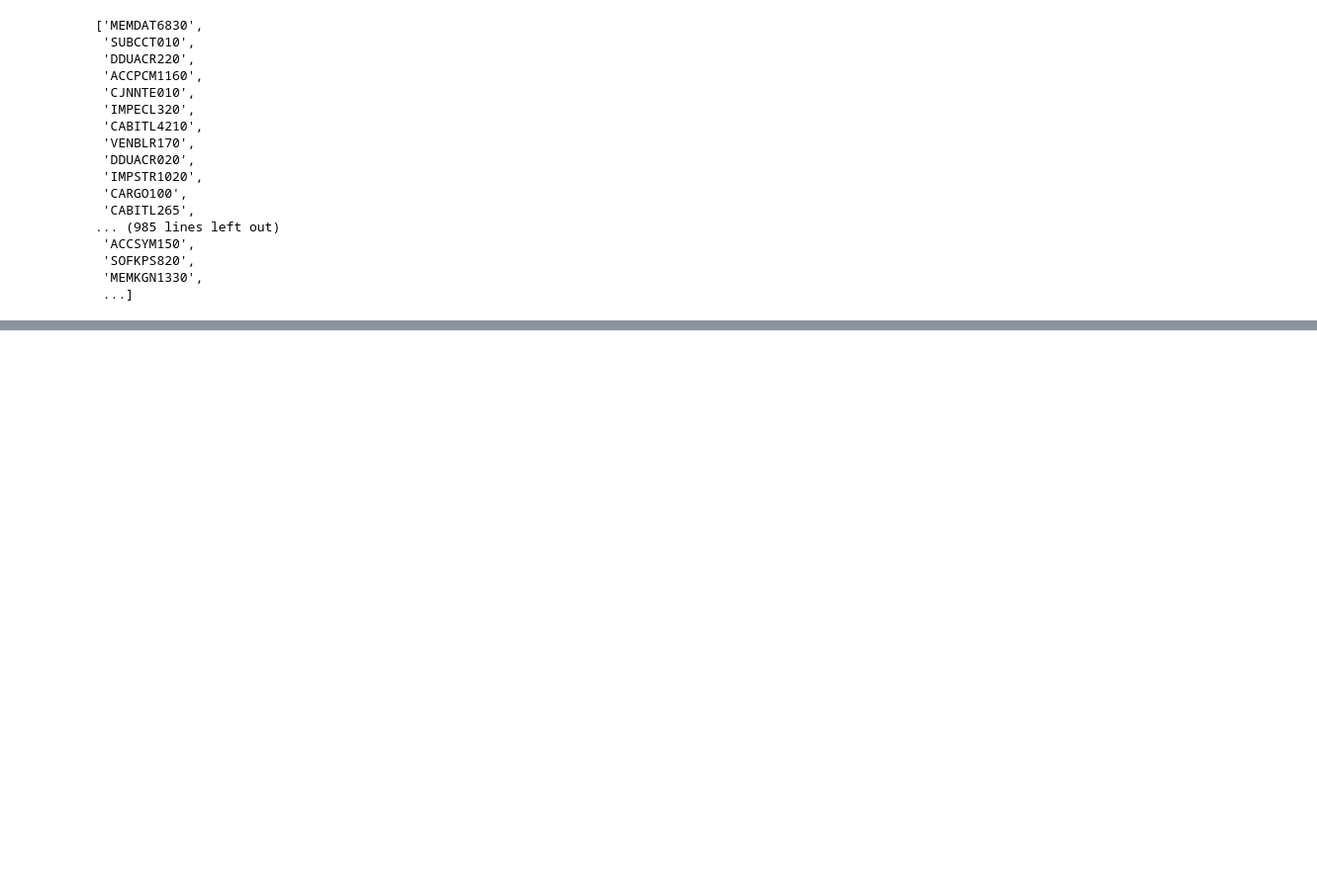
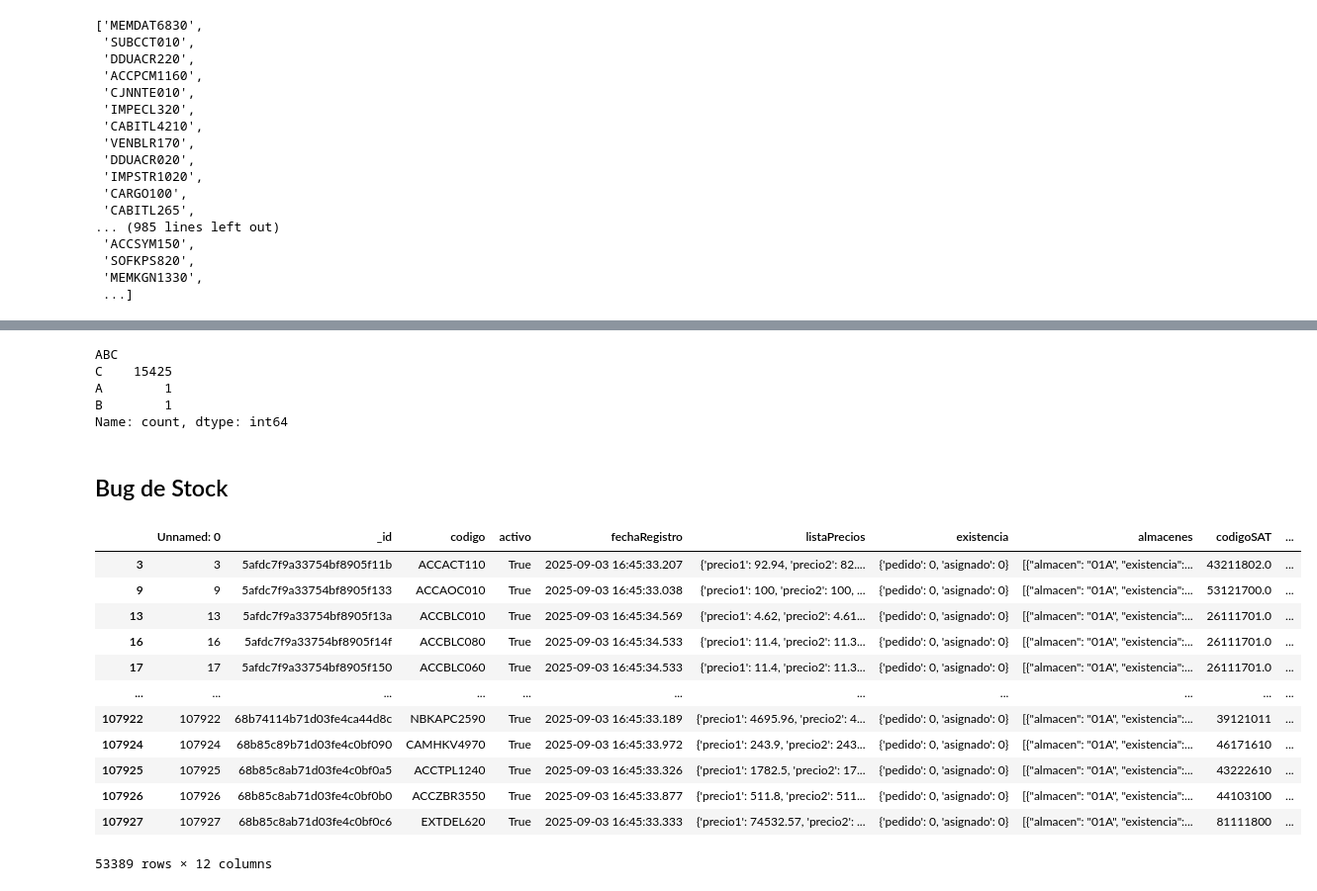
Before and after one commit to fdcir3tt/ct_dashboard, a Jupyter notebook: mock_up.ipynb, the cells around one changed output, grey strips where cells are left out. Shown at 99% size. Saved outputs shown, nothing was run; the diff lists cells and outputs as text; code cells hidden in the pictures; blank space fills up the shorter version.

Commit message:
Arreglo de bug y nuevas gráficas para dashboard: abc y stock cover v velocidad de ventas

```diff
--- a/mock_up.ipynb
+++ b/mock_up.ipynb
@@ -803,0 +1107,8 @@ list(df["productId"].unique())
+# %%
+df_summary["ABC"].value_counts()
+# %% [output]
+ABC
+C    15425
+A        1
+B        1
+Name: count, dtype: int64
@@ -803,0 +1139,2 @@ list(df["productId"].unique())
+# %% [markdown]
+## Bug de Stock
@@ -803,0 +1146,31 @@ list(df["productId"].unique())
+# %%
+import json
+
+def get_existence(existences:str)->int:
+    global_existence = 0
+    existence_data = json.loads(existences)
+    for branch in existence_data:
+       global_existence += branch["existencia"]
+    return global_existence
+
+existence= pd.read_csv("data/existencia.csv")
+existence["almacenes"] = existence["almacenes"].str.replace("'", '"')
+# %%
+existence["stock"] =  existence["almacenes"].apply(lambda x: get_existence(x) )
+# %%
+is_active = existence["activo"]
+existence[is_active]
+# %% [output]
+|  | Unnamed: 0 | _id | codigo | activo | fechaRegistro | listaPrecios | existencia | almacenes | codigoSAT | ... |
+| 3 | 3 | 5afdc7f9a33754bf8905f11b | ACCACT110 | True | 2025-09-03 16:45:33.207 | {'precio1': 92.94, 'precio2': 82.... | {'pedido': 0, 'asignado': 0} | [{"almacen": "01A", "existencia":... | 43211802.0 | ... |
+| 9 | 9 | 5afdc7f9a33754bf8905f133 | ACCAOC010 | True | 2025-09-03 16:45:33.038 | {'precio1': 100, 'precio2': 100, ... | {'pedido': 0, 'asignado': 0} | [{"almacen": "01A", "existencia":... | 53121700.0 | ... |
+| 13 | 13 | 5afdc7f9a33754bf8905f13a | ACCBLC010 | True | 2025-09-03 16:45:34.569 | {'precio1': 4.62, 'precio2': 4.61... | {'pedido': 0, 'asignado': 0} | [{"almacen": "01A", "existencia":... | 26111701.0 | ... |
+| 16 | 16 | 5afdc7f9a33754bf8905f14f | ACCBLC080 | True | 2025-09-03 16:45:34.533 | {'precio1': 11.4, 'precio2': 11.3... | {'pedido': 0, 'asignado': 0} | [{"almacen": "01A", "existencia":... | 26111701.0 | ... |
+| 17 | 17 | 5afdc7f9a33754bf8905f150 | ACCBLC060 | True | 2025-09-03 16:45:34.533 | {'precio1': 11.4, 'precio2': 11.3... | {'pedido': 0, 'asignado': 0} | [{"almacen": "01A", "existencia":... | 26111701.0 | ... |
+| ... | ... | ... | ... | ... | ... | ... | ... | ... | ... | ... |
+| 107922 | 107922 | 68b74114b71d03fe4ca44d8c | NBKAPC2590 | True | 2025-09-03 16:45:33.189 | {'precio1': 4695.96, 'precio2': 4... | {'pedido': 0, 'asignado': 0} | [{"almacen": "01A", "existencia":... | 39121011 | ... |
+| 107924 | 107924 | 68b85c89b71d03fe4c0bf090 | CAMHKV4970 | True | 2025-09-03 16:45:33.972 | {'precio1': 243.9, 'precio2': 243... | {'pedido': 0, 'asignado': 0} | [{"almacen": "01A", "existencia":... | 46171610 | ... |
+| 107925 | 107925 | 68b85c8ab71d03fe4c0bf0a5 | ACCTPL1240 | True | 2025-09-03 16:45:33.326 | {'precio1': 1782.5, 'precio2': 17... | {'pedido': 0, 'asignado': 0} | [{"almacen": "01A", "existencia":... | 43222610 | ... |
+| 107926 | 107926 | 68b85c8ab71d03fe4c0bf0b0 | ACCZBR3550 | True | 2025-09-03 16:45:33.877 | {'precio1': 511.8, 'precio2': 511... | {'pedido': 0, 'asignado': 0} | [{"almacen": "01A", "existencia":... | 44103100 | ... |
+| 107927 | 107927 | 68b85c8ab71d03fe4c0bf0c6 | EXTDEL620 | True | 2025-09-03 16:45:33.333 | {'precio1': 74532.57, 'precio2': ... | {'pedido': 0, 'asignado': 0} | [{"almacen": "01A", "existencia":... | 81111800 | ... |
+53389 rows × 12 columns
```
Also changed, not shown: parts of 23 cells of this notebook, 2 other files.
